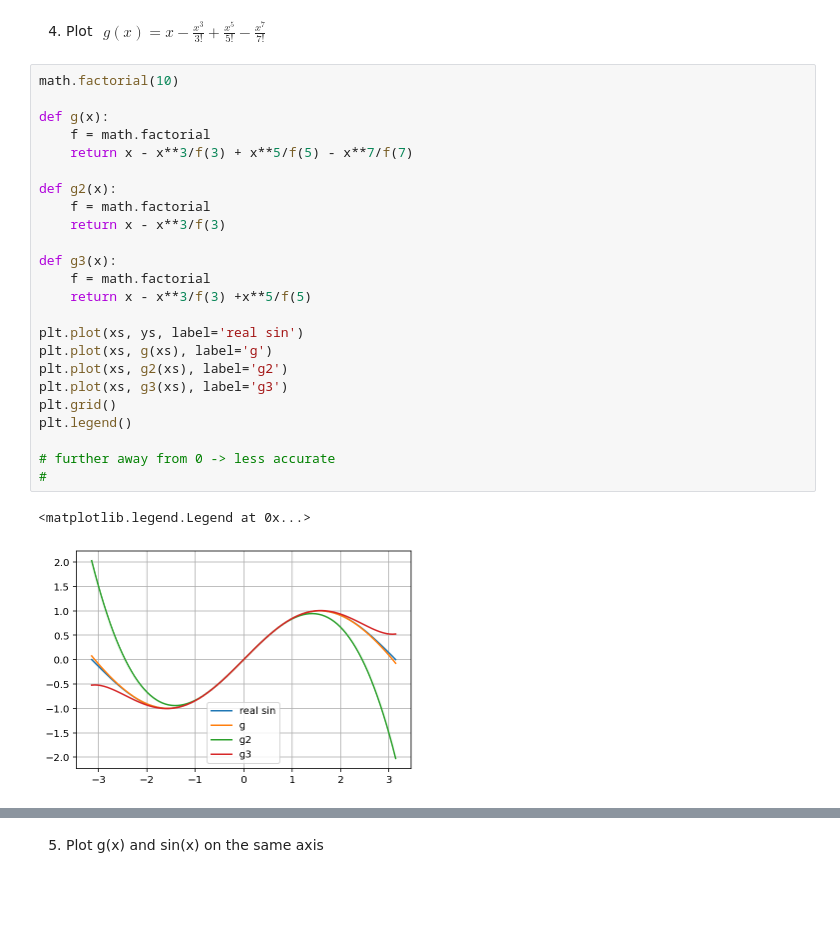
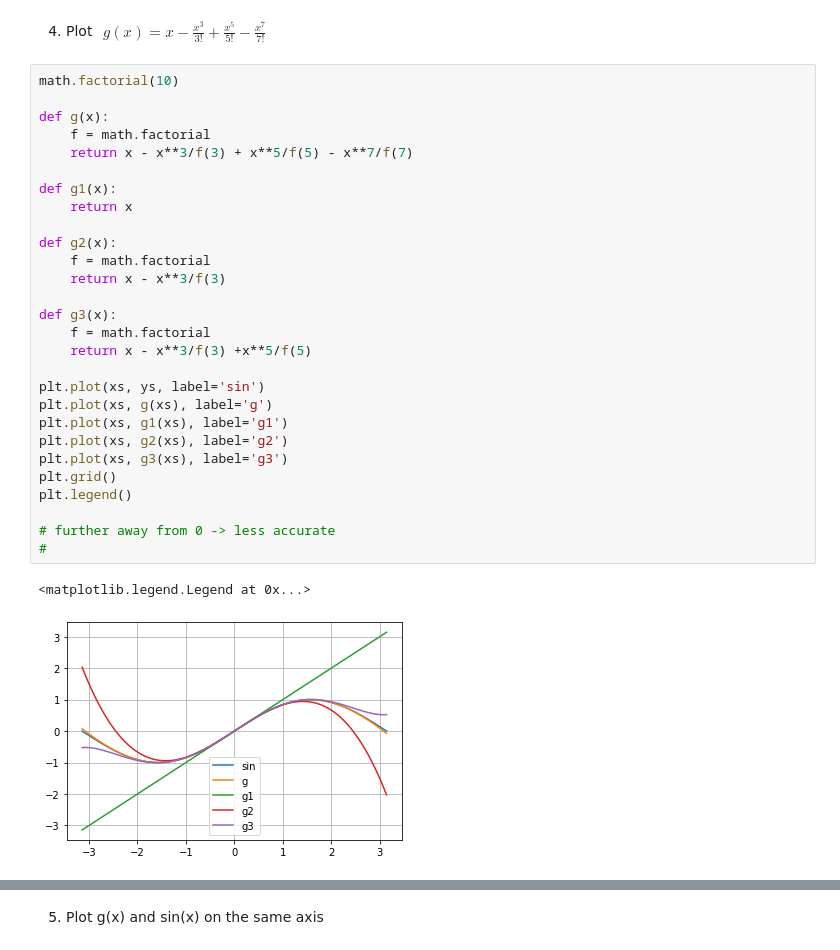
Before and after one commit to nutdaran/NumComlecture, a Jupyter notebook: Exercise-02-Taylor-And-Derivative/02 Taylor Series and Derivative.ipynb, the cells around one changed output, grey strips where cells are left out. Cells and saved outputs as stored; diff of their text form; blank space fills up the shorter version.

```diff
--- a/Exercise-02-Taylor-And-Derivative/02 Taylor Series and Derivative.ipynb
+++ b/Exercise-02-Taylor-And-Derivative/02 Taylor Series and Derivative.ipynb
@@ -27,27 +29,31 @@ g(x) = x - \frac{x^3}{3!} + \frac{x^5}{5!} - \frac{x^7}{7!}
 # %%
 math.factorial(10)
 
 def g(x):
     f = math.factorial
     return x - x**3/f(3) + x**5/f(5) - x**7/f(7)
+
+def g1(x):
+    return x
 
 def g2(x):
     f = math.factorial
     return x - x**3/f(3)
 
 def g3(x):
     f = math.factorial
     return x - x**3/f(3) +x**5/f(5)
 
-plt.plot(xs, ys, label='real sin')
+plt.plot(xs, ys, label='sin')
 plt.plot(xs, g(xs), label='g')
+plt.plot(xs, g1(xs), label='g1')
 plt.plot(xs, g2(xs), label='g2')
 plt.plot(xs, g3(xs), label='g3')
 plt.grid()
 plt.legend()
 
 # further away from 0 -> less accurate
 #
 # %% [output]
 <matplotlib.legend.Legend at 0x...>
-[figure, old version]
+[figure, new version]
```
Also changed, not shown: parts of 17 cells of this notebook.
